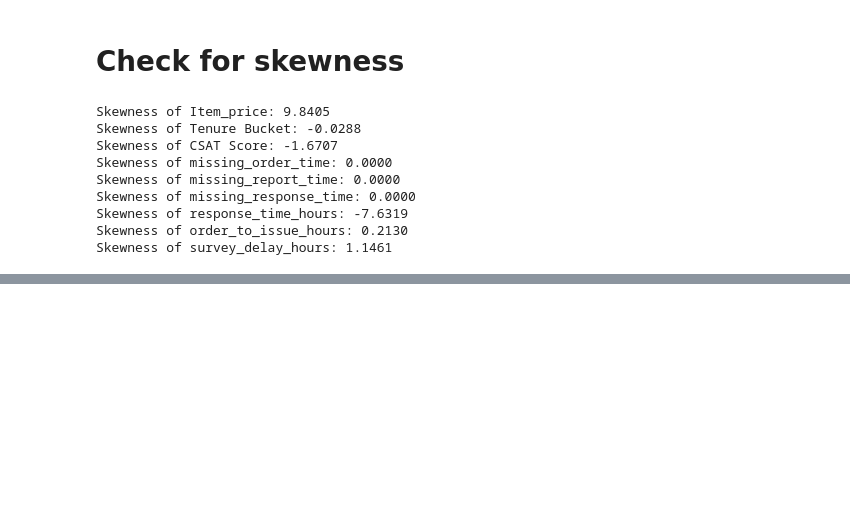
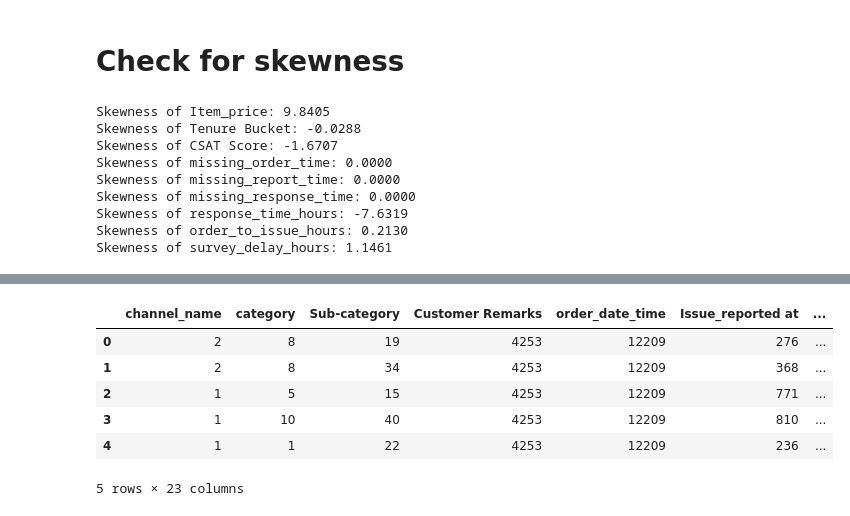
Before and after one commit to Sumit-Prasad01/DeepCSAT-Ecommerce-Customer-Satisfaction-Score-Prediction, a Jupyter notebook: notebooks/Data_Analysis.ipynb, the cells around one changed output, grey strips where cells are left out. Drawn from its saved outputs; the diff is of its cells as text; code cells hidden in the pictures; blank space fills up the shorter version.

Commit message:
data ingestion

```diff
--- a/notebooks/Data_Analysis.ipynb
+++ b/notebooks/Data_Analysis.ipynb
@@ -602,0 +686,18 @@ Skewness of survey_delay_hours: 1.1461
+# %%
+X = df.drop(columns = 'CSAT Score')
+y = df['CSAT Score']
+
+smote = SMOTE(random_state = 42)
+X_resampled, y_resampled = smote.fit_resample(X, y)
+balanced_df = pd.DataFrame(X_resampled, columns = X.columns)
+balanced_df['CSAT Score'] = y_resampled
+# %%
+balanced_df.head()
+# %% [output]
+|  | channel_name | category | Sub-category | Customer Remarks | order_date_time | Issue_reported at | ... |
+| 0 | 2 | 8 | 19 | 4253 | 12209 | 276 | ... |
+| 1 | 2 | 8 | 34 | 4253 | 12209 | 368 | ... |
+| 2 | 1 | 5 | 15 | 4253 | 12209 | 771 | ... |
+| 3 | 1 | 10 | 40 | 4253 | 12209 | 810 | ... |
+| 4 | 1 | 1 | 22 | 4253 | 12209 | 236 | ... |
+5 rows × 23 columns
```
Also changed, not shown: parts of 26 cells of this notebook, 13 other files.
